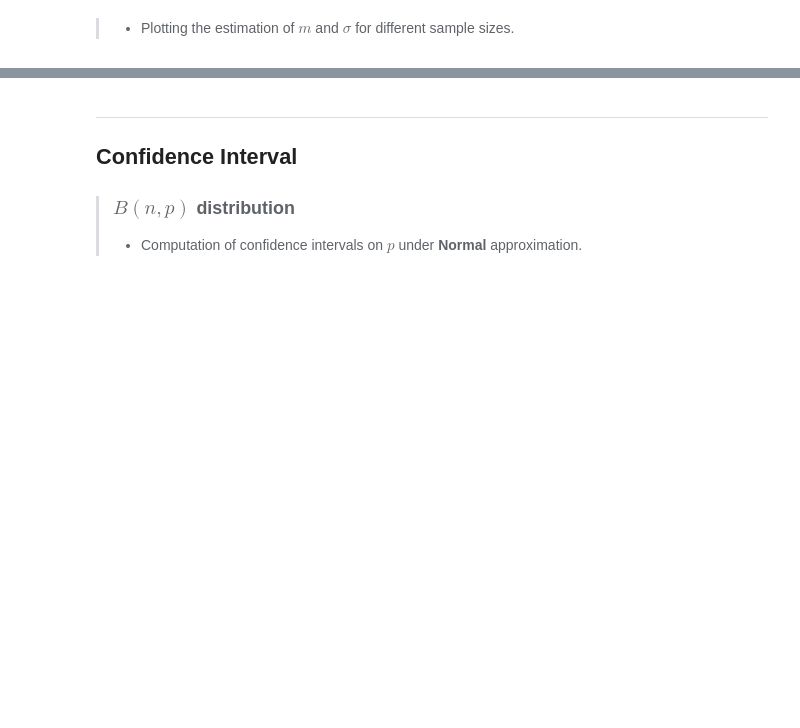
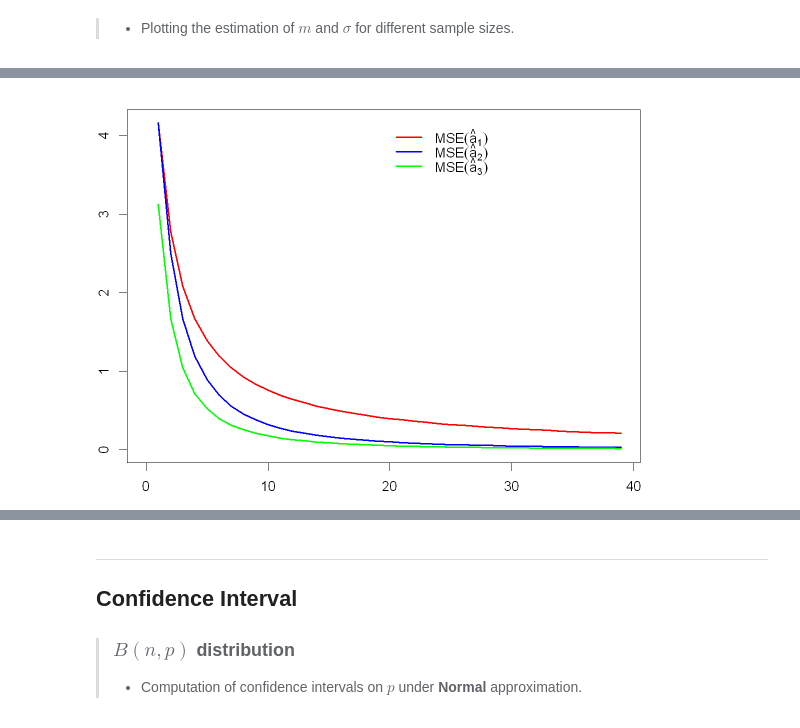
Before and after one commit to mlepicier/statistical-analysis-r, a Jupyter notebook: statistical-analysis-r.ipynb, the cells around one changed output, grey strips where cells are left out. Saved outputs shown, nothing was run; the diff lists cells and outputs as text; code cells hidden in the pictures; blank space fills up the shorter version.

```diff
--- a/statistical-analysis-r.ipynb
+++ b/statistical-analysis-r.ipynb
@@ -168,0 +270,5 @@ mtext(paste("Poisson distribution - lambda = ", lambda, "| K = ",K, " Mean and v
+# %%
+N <- 2:40
+MSE1 <- (a^2)/(3*N)
+MSE2 <- (((N*a)/(N+1)-a)^2)+ (N*a^2)/((N+2)*(N+1)^2)
+MSE3 <- (a^2)/((N+2)*N)
@@ -168,0 +279,26 @@ mtext(paste("Poisson distribution - lambda = ", lambda, "| K = ",K, " Mean and v
+# %%
+par(mar=c(2,2,1,1))
+col <- c("red","blue","green")
+y.lim <- max(c(MSE1,MSE2,MSE3))
+
+plot(0,0,"n",
+     xlim=c(0,length(N)),
+     ylim=c(0,y.lim),
+     xlab="N",
+     ylab="Estimators value")
+
+points(1:length(N),MSE1,type="l",col=col[1],lwd=2)
+points(1:length(N),MSE2,type="l", col=col[2],lwd=2)
+points(1:length(N),MSE3,type="l", col=col[3],lwd=2)
+
+legend(length(N)/2,
+       y.lim,
+       lty=1,
+       lwd=2,
+       legend=c(expression(MSE(hat(a)[1])),
+                expression(MSE(hat(a)[2])),
+                expression(MSE(hat(a)[3]))),
+       bty="n",
+       col=col)
+# %% [output]
+[figure, added]
```
Also changed, not shown: parts of 39 cells of this notebook.
